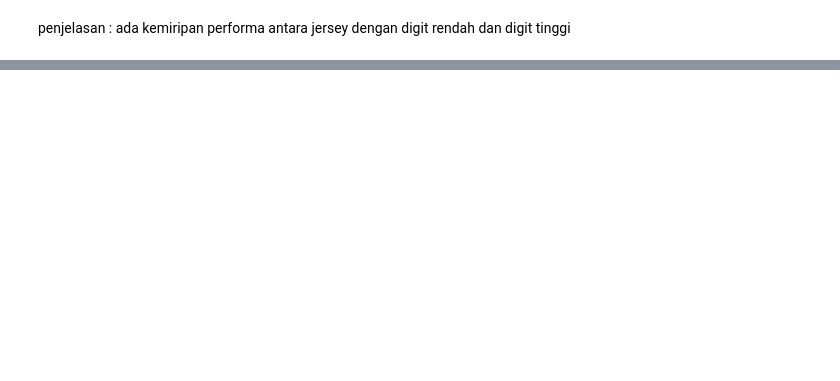
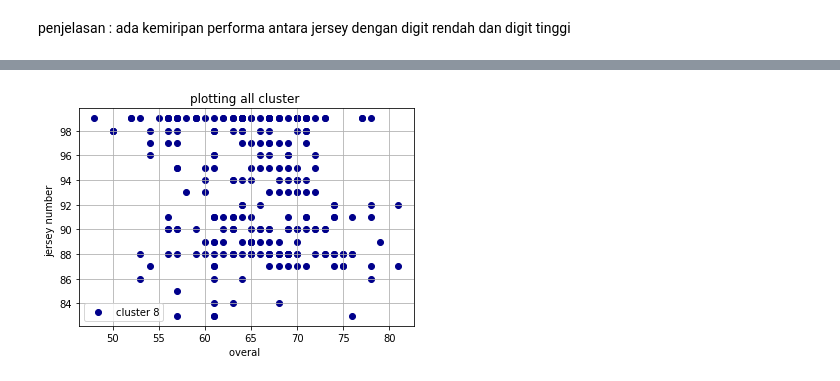
Before and after one commit to achmadwildan1888/Project-akhir-Data-analysis-and-machine-learning-model, a Jupyter notebook: machine learning model(K means)-checkpoint.ipynb, the cells around one changed output, grey strips where cells are left out. Cells and saved outputs as stored; diff of their text form; code cells hidden in the pictures; blank space fills up the shorter version.

```diff
--- a/machine learning model(K means)-checkpoint.ipynb
+++ b/machine learning model(K means)-checkpoint.ipynb
@@ -243,0 +264,13 @@ penjelasan : ada kemiripan performa antara jersey dengan digit rendah dan digit
+# %%
+plt.scatter(
+        cluster8['Overall'],
+        cluster8['Jersey Number'],
+        color = 'darkblue',
+        marker = 'o')
+plt.title('plotting all cluster ')
+plt.xlabel('overal ')
+plt.ylabel('jersey number  ')
+plt.legend(['cluster 8'])
+plt.grid(True)
+# %% [output]
+[figure, added]
```
Also changed, not shown: parts of 17 cells of this notebook.
